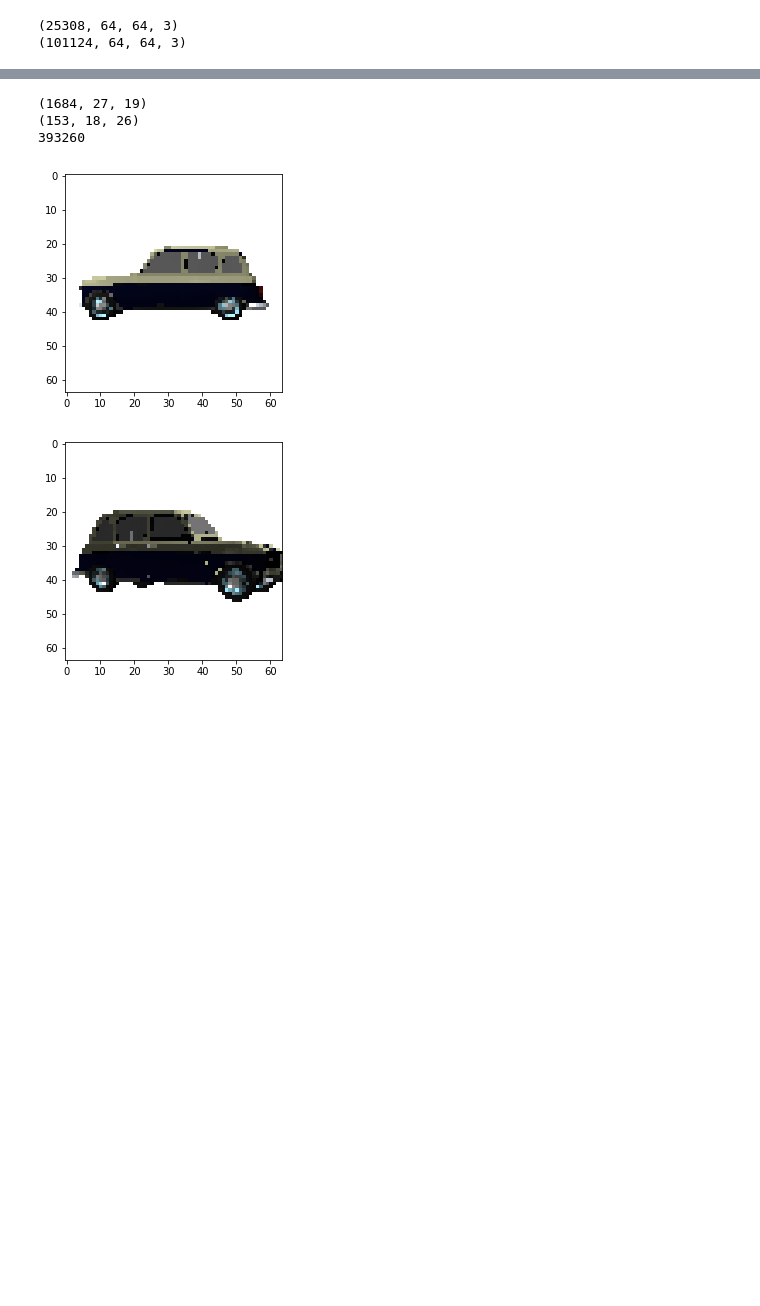
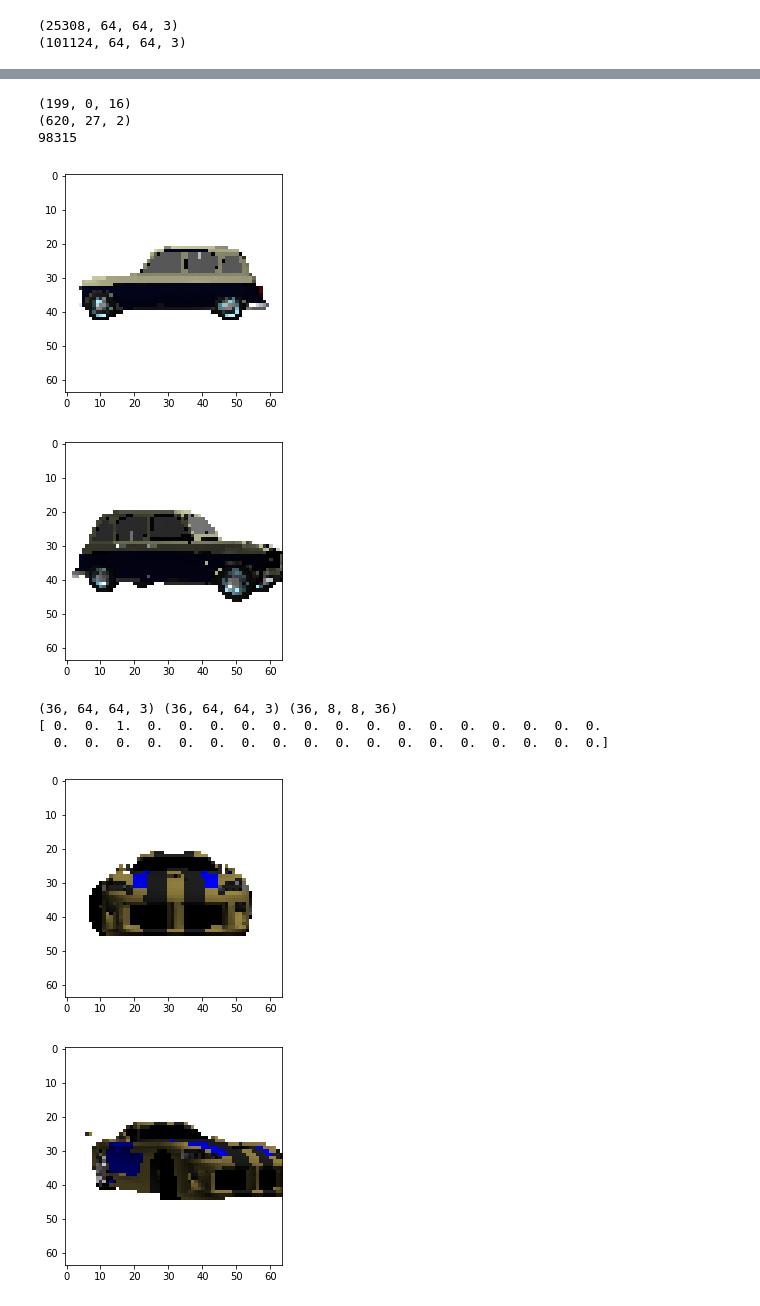
Before and after one commit to Chinmay26/Multi-Viewpoint-Image-generation, a Jupyter notebook: trainers/GAN-processed_dataset.ipynb, the cells around one changed output, grey strips where cells are left out. Drawn from its saved outputs; the diff is of its cells as text; code cells hidden in the pictures; blank space fills up the shorter version.

```diff
--- a/trainers/GAN-processed_dataset.ipynb
+++ b/trainers/GAN-processed_dataset.ipynb
@@ -55,6 +62,6 @@ dataset_train.nbytes
 # %%
 train_pairs = []
-start_pose = [0,9,18,27]
+start_pose = [0]
 for i in range(train_models_len):
     for j in start_pose:
         for k in range(total_azimuth_angles):
@@ -93,11 +100,52 @@ plt.show()
 plt.imshow(j/255)
 plt.show()
 # %% [output]
-(1684, 27, 19)
-(153, 18, 26)
-393260
+(199, 0, 16)
+(620, 27, 2)
+98315
 [figure]
 [figure]
+# %%
+#pairs (index_no, input, output)
+def get_batch_data(pairs, train=True):
+    l = train_models_len if train else test_models_len
+    d = dataset_train if train else dataset_test
+    i, ip, op = 0, 1, 2
+    batch, batch_labels, pose = [], [], []
+    for p in pairs:
+        ip_index = (p[i] * total_azimuth_angles) + p[1]
+        batch.append(d[ip_index])
+
+        op_index = (p[i] * total_azimuth_angles) + p[2]
+        batch_labels.append(d[op_index])
+
+        cur_pose =  np.zeros(36, dtype='uint8')
+        cur_pose[(p[2] - p[1]) % total_azimuth_angles] = 1
+        pose.append(np.broadcast_to(cur_pose,(8,8,36)))
+
+    batch = np.array(batch, dtype=np.float32)
+    batch_labels = np.array(batch_labels, dtype='float32')
+    pose = np.array(pose, dtype='float32')
+
+    return batch,batch_labels,pose
+
+batch, batch_labels, pose_labels = get_batch_data(train_pairs[36:72])
+# %%
+print(batch.shape, batch_labels.shape, pose_labels.shape)
+
+t = 6
+print(pose_labels[t][0][0])
+
+plt.imshow(batch[t]/255)
+plt.show()
+plt.imshow(batch_labels[t]/255)
+plt.show()
+# %% [output]
+(36, 64, 64, 3) (36, 64, 64, 3) (36, 8, 8, 36)
+[ 0.  0.  1.  0.  0.  0.  0.  0.  0.  0.  0.  0.  0.  0.  0.  0.  0.  0.
+  0.  0.  0.  0.  0.  0.  0.  0.  0.  0.  0.  0.  0.  0.  0.  0.  0.  0.]
+[figure, added]
+[figure, added]
 # %%
 def lrelu(x, leak=0.2, name="lrelu"):
     with tf.variable_scope(name):
```
Also changed, not shown: parts of 15 cells of this notebook.
